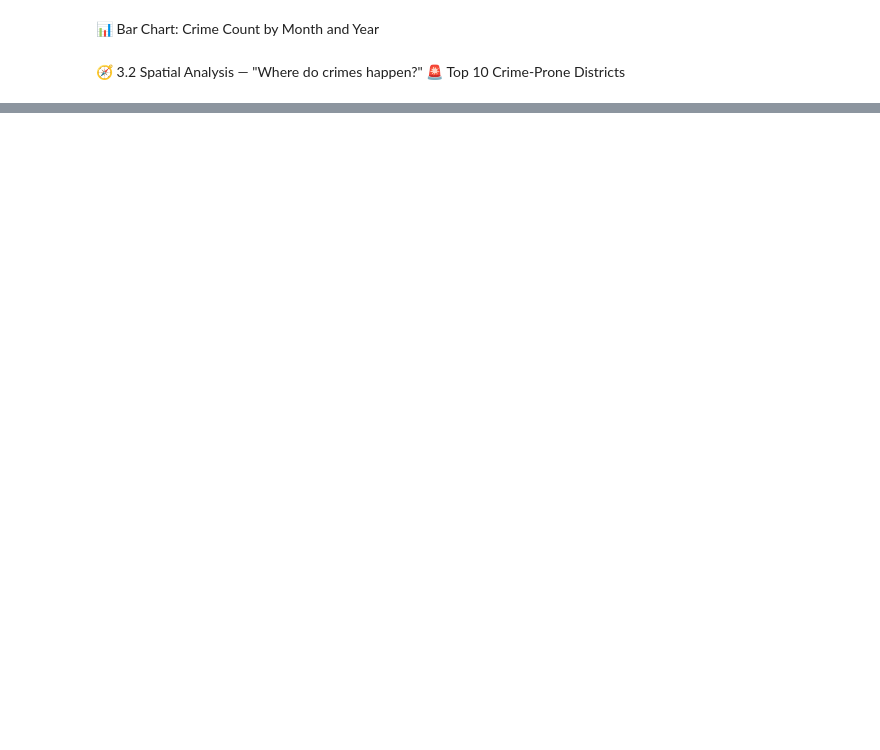
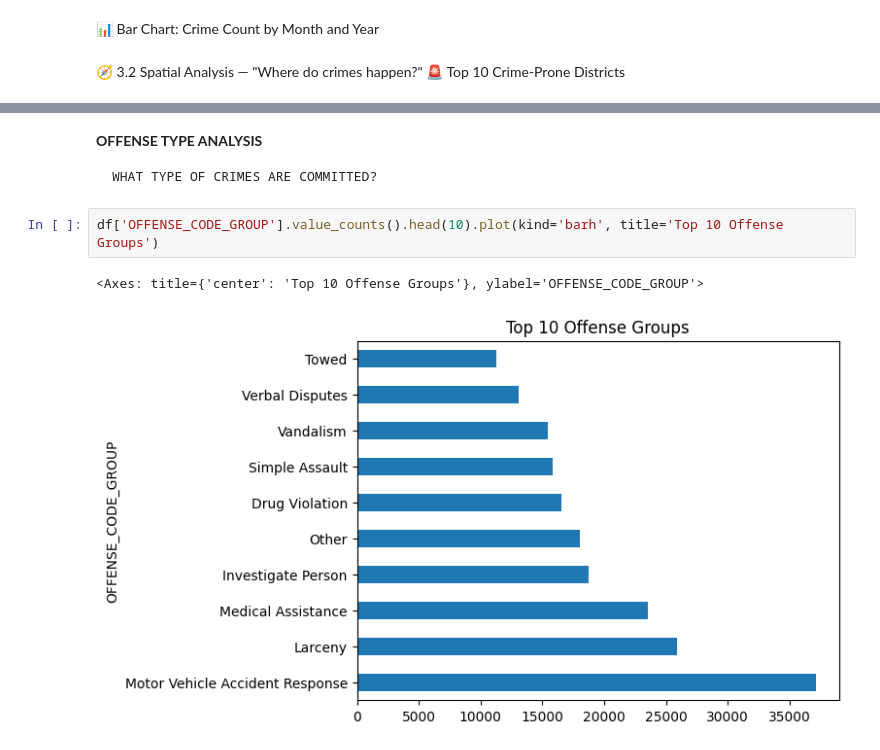
Before and after one commit to NelsonBenle/Crime-data-analyis, a Jupyter notebook: crime-analysis.ipynb, the cells around one changed output, grey strips where cells are left out. Cells and saved outputs as stored; diff of their text form; blank space fills up the shorter version.

````diff
--- a/crime-analysis.ipynb
+++ b/crime-analysis.ipynb
@@ -196,0 +231,10 @@ plt.show()
+# %% [markdown]
+**OFFENSE TYPE ANALYSIS**
+```python
+WHAT TYPE OF CRIMES ARE COMMITTED?
+```
+# %%
+df['OFFENSE_CODE_GROUP'].value_counts().head(10).plot(kind='barh', title='Top 10 Offense Groups')
+# %% [output]
+<Axes: title={'center': 'Top 10 Offense Groups'}, ylabel='OFFENSE_CODE_GROUP'>
+[figure, added]
````
Also changed, not shown: parts of 8 cells of this notebook.
